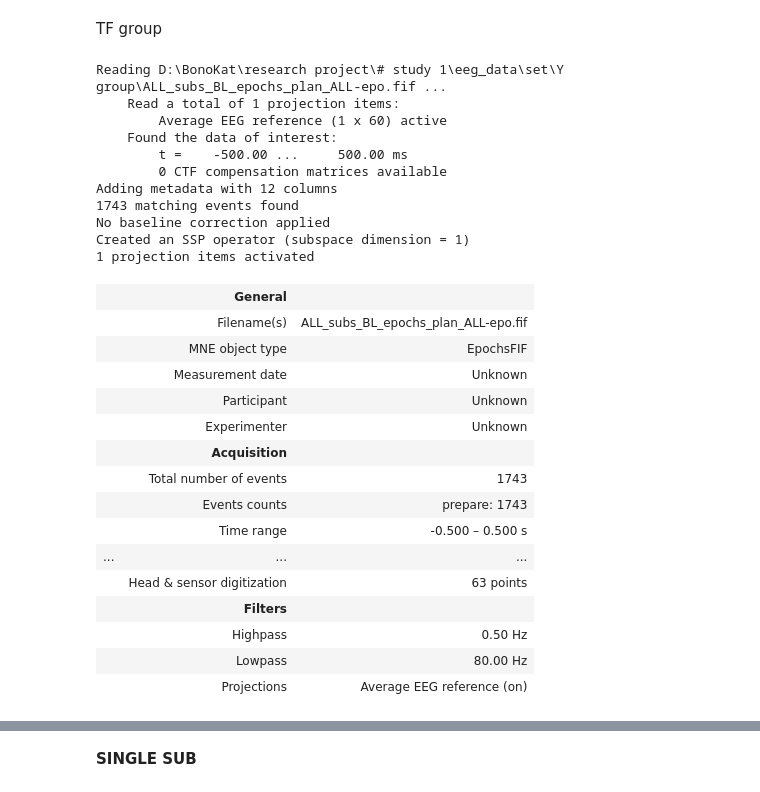
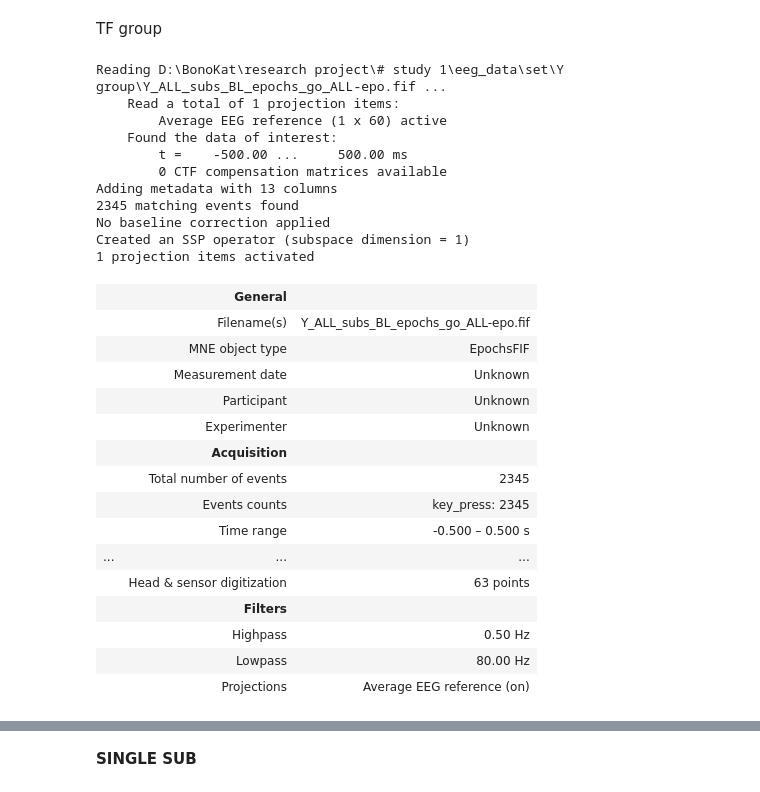
Before and after one commit to bonokat/motor_pac, a Jupyter notebook: 6. epoching_BL.ipynb, the cells around one changed output, grey strips where cells are left out. Cells and saved outputs as stored; diff of their text form; code cells hidden in the pictures.

Commit message:
Epoching updated

```diff
--- a/6. epoching_BL.ipynb
+++ b/6. epoching_BL.ipynb
@@ -155,38 +575,39 @@ for sub_name in os.listdir(subs_dir): # os.listdir(subs_dir) OR ['s1_pac_sub00']
 # %% [markdown]
 TF group
 # %%
-group_save_path = 'D:\\BonoKat\\research project\\# study 1\\eeg_data\\set\\Y group'
-group = 'Y'
+# group = 'O'
+group_save_path = f'D:\\BonoKat\\research project\\# study 1\\eeg_data\\set\\{group} group'
+
 sub_name = 'ALL_subs'
-task = '_BL' # ['_BL', '_MAIN']
-task_stage = '_plan' # '_plan' or 'go'
+# task = '_BL' # ['_BL', '_MAIN']
+# task_stage = '_go' # '_plan' or '_go'
 
 figs_dir = os.path.join('D:\\BonoKat\\research project\\# study 1\\eeg_data\\set\\figures', group, 'epochs', task, 'TFR')
 check_paths(figs_dir)
 
-epochs_all_subs = mne.read_epochs(os.path.join(group_save_path, f"{sub_name}{task}_epochs{task_stage}_ALL-epo.fif"), preload=True)
+epochs_all_subs = mne.read_epochs(os.path.join(group_save_path, f"{group}_{sub_name}{task}_epochs{task_stage}_ALL-epo.fif"), preload=True)
 epochs_all_subs
 # %% [output]
-Reading D:\BonoKat\research project\# study 1\eeg_data\set\Y group\ALL_subs_BL_epochs_plan_ALL-epo.fif ...
+Reading D:\BonoKat\research project\# study 1\eeg_data\set\Y group\Y_ALL_subs_BL_epochs_go_ALL-epo.fif ...
     Read a total of 1 projection items:
         Average EEG reference (1 x 60) active
     Found the data of interest:
         t =    -500.00 ...     500.00 ms
         0 CTF compensation matrices available
-Adding metadata with 12 columns
-1743 matching events found
+Adding metadata with 13 columns
+2345 matching events found
 No baseline correction applied
 Created an SSP operator (subspace dimension = 1)
 1 projection items activated
 |  | General |  |
-|  | Filename(s) | ALL_subs_BL_epochs_plan_ALL-epo.fif |
+|  | Filename(s) | Y_ALL_subs_BL_epochs_go_ALL-epo.fif |
 |  | MNE object type | EpochsFIF |
 |  | Measurement date | Unknown |
 |  | Participant | Unknown |
 |  | Experimenter | Unknown |
 |  | Acquisition |  |
-|  | Total number of events | 1743 |
-|  | Events counts | prepare: 1743 |
+|  | Total number of events | 2345 |
+|  | Events counts | key_press: 2345 |
 |  | Time range | -0.500 – 0.500 s |
 | ... | ... | ... |
 |  | Head & sensor digitization | 63 points |
```
Also changed, not shown: parts of 19 cells of this notebook, 36 other files.
